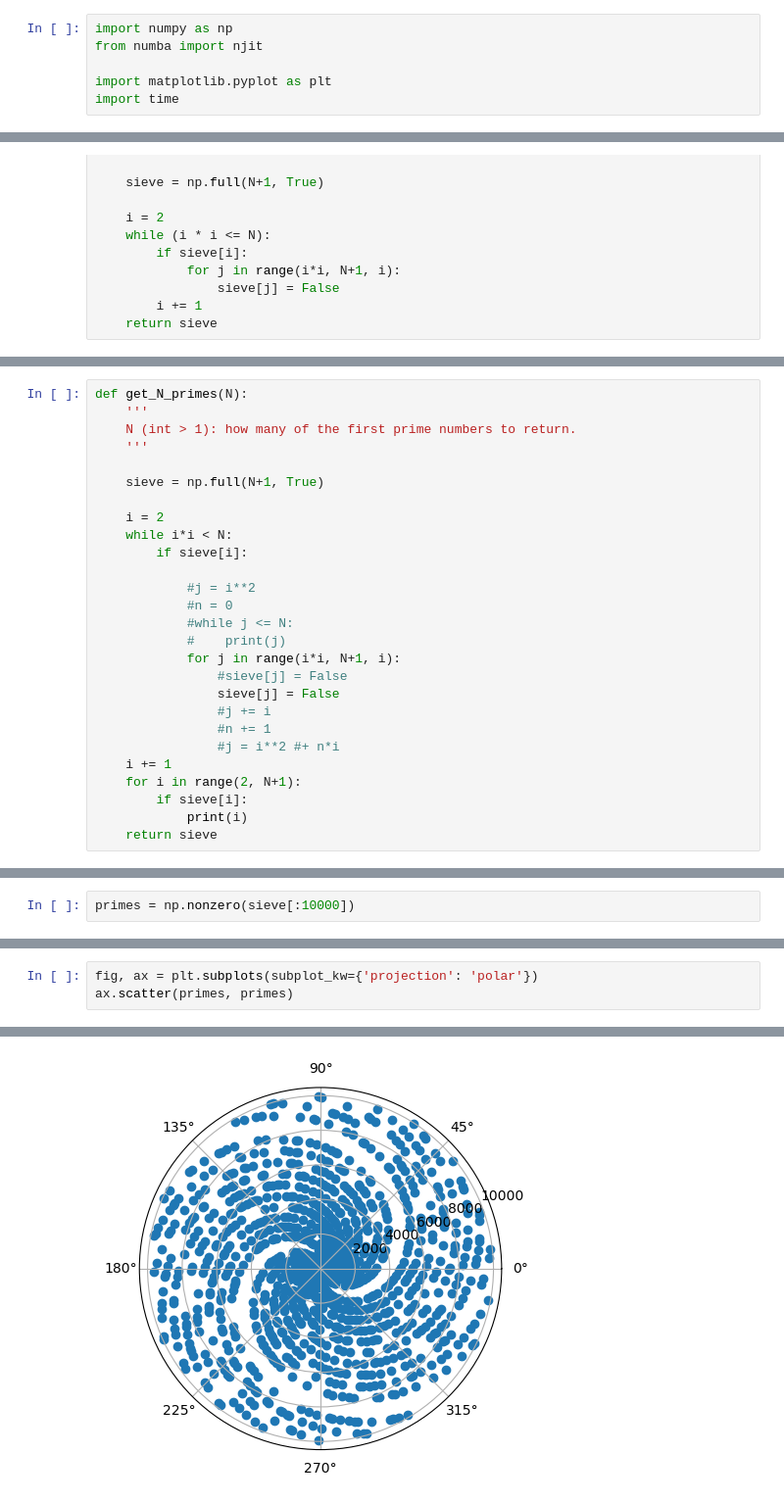
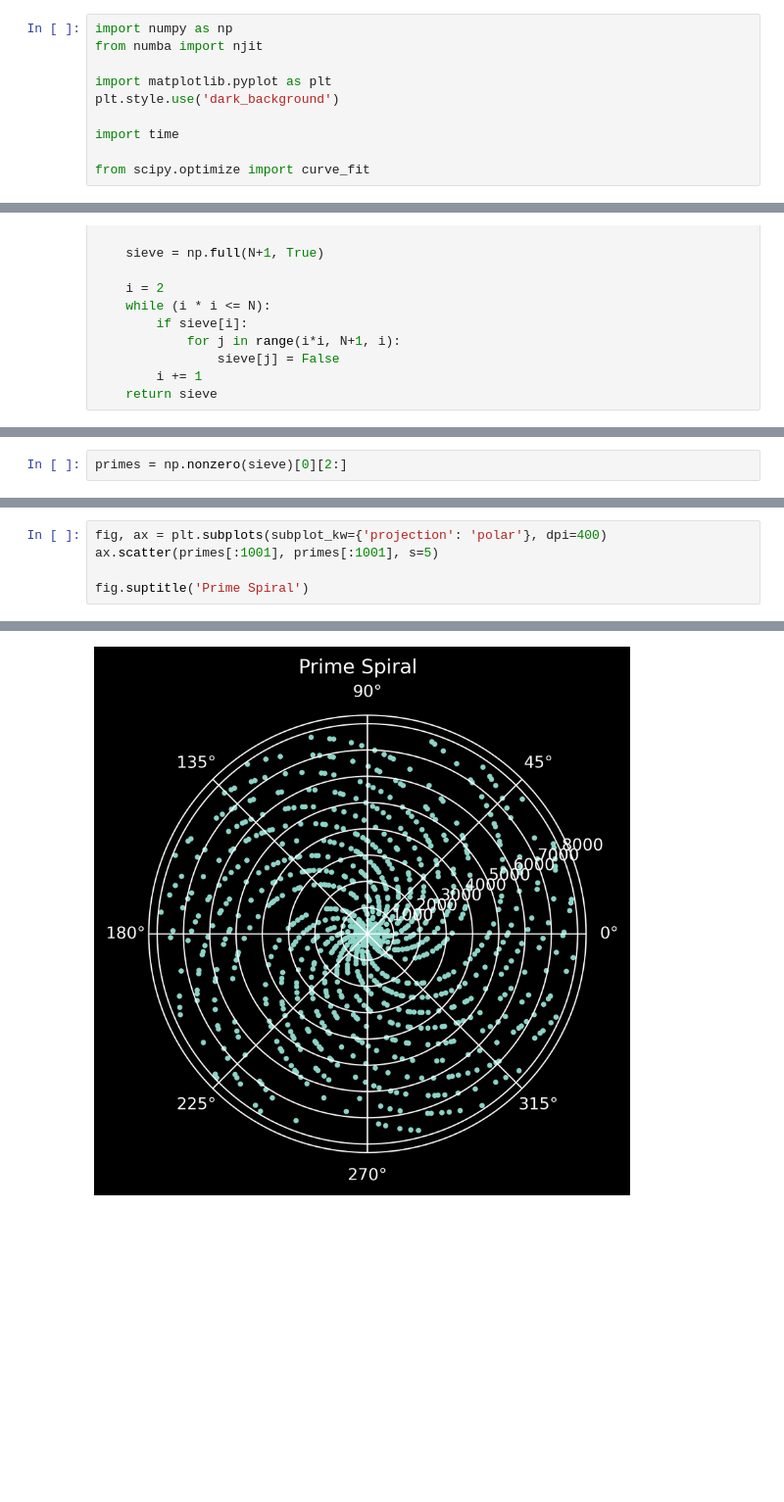
Before and after one commit to ravikoka/rcphy, a Jupyter notebook: hw3_prime_numbers.ipynb, the cells around one changed output, grey strips where cells are left out. Shown at 98% size. Cells and saved outputs as stored; diff of their text form; blank space fills up the shorter version.

```diff
--- a/hw3_prime_numbers.ipynb
+++ b/hw3_prime_numbers.ipynb
@@ -3,4 +3,8 @@ import numpy as np
 from numba import njit
 
 import matplotlib.pyplot as plt
+plt.style.use('dark_background')
+
 import time
+
+from scipy.optimize import curve_fit
@@ -37,30 +41,3 @@ def get_N_primes_no_njit(N):
                 sieve[j] = False
         i += 1
     return sieve
-# %%
-def get_N_primes(N):
-    '''
-    N (int > 1): how many of the first prime numbers to return.
-    '''
-
-    sieve = np.full(N+1, True)
-
-    i = 2
-    while i*i < N:
-        if sieve[i]:
-
-            #j = i**2
-            #n = 0
-            #while j <= N:
-            #    print(j)
-            for j in range(i*i, N+1, i):
-                #sieve[j] = False
-                sieve[j] = False
-                #j += i
-                #n += 1
-                #j = i**2 #+ n*i
-    i += 1
-    for i in range(2, N+1):
-        if sieve[i]:
-            print(i)
-    return sieve
@@ -129,2 +165,2 @@ print(np.sum(sieve)-2)
 # %%
-primes = np.nonzero(sieve[:10000])
+primes = np.nonzero(sieve)[0][2:]
@@ -135,4 +171,6 @@ array([   2,    3,    5, ..., 9949, 9967, 9973])
 # %%
-fig, ax = plt.subplots(subplot_kw={'projection': 'polar'})
-ax.scatter(primes, primes)
+fig, ax = plt.subplots(subplot_kw={'projection': 'polar'}, dpi=400)
+ax.scatter(primes[:1001], primes[:1001], s=5)
+
+fig.suptitle('Prime Spiral')
 # %% [output]
@@ -140 +178 @@ ax.scatter(primes, primes)
-[figure, old version]
+[figure, new version]
```
Also changed, not shown: parts of 22 cells of this notebook.
